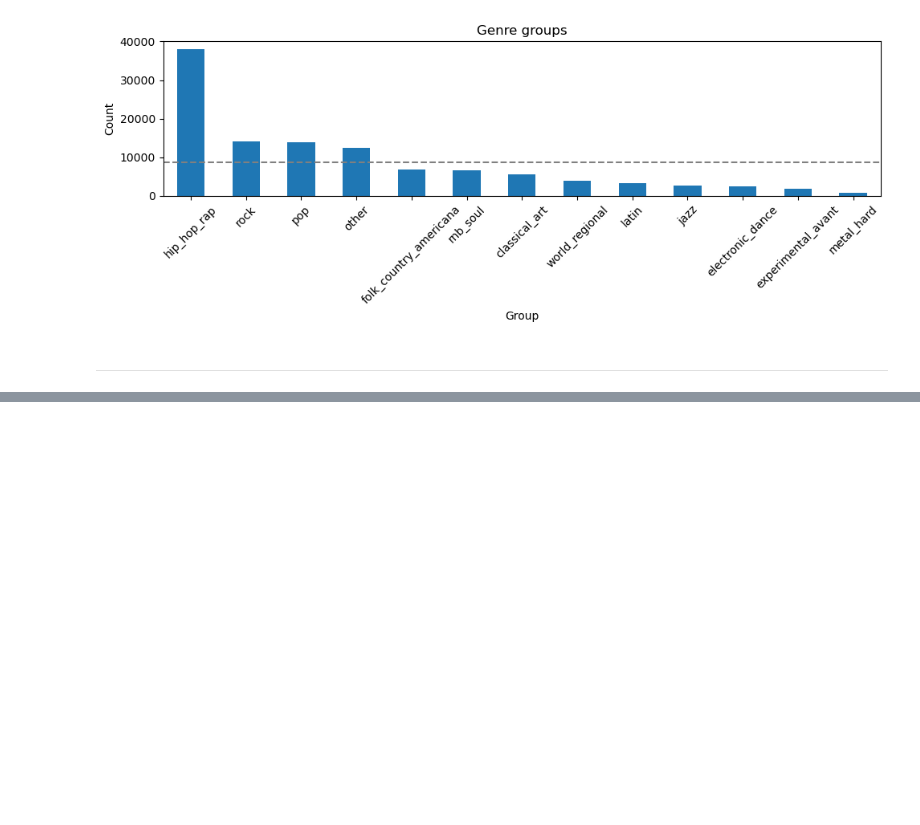
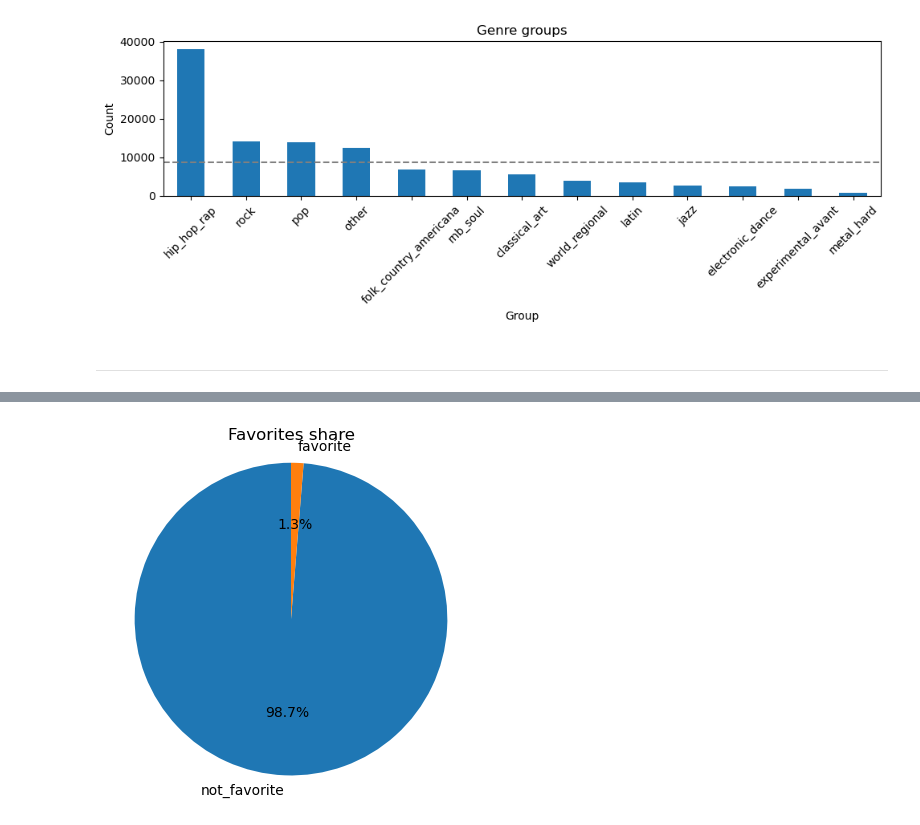
Before and after one commit to Tyainss/song-of-the-week, a Jupyter notebook: notebooks/00_eda.ipynb, the cells around one changed output, grey strips where cells are left out. Cells and saved outputs as stored; diff of their text form; code cells hidden in the pictures; blank space fills up the shorter version.

```diff
--- a/notebooks/00_eda.ipynb
+++ b/notebooks/00_eda.ipynb
@@ -401,0 +445,11 @@ Cleaning will happen outside of this notebook in {CLEAN_DATA_PATH - TO ADD}. We'
+# %%
+fav_counts = df["is_week_favorite"].value_counts().rename({0:"not_favorite", 1:"favorite"})
+
+fig, ax = plt.subplots(figsize=(4,4))
+ax.pie(fav_counts.values, labels=fav_counts.index, autopct="%1.1f%%", startangle=90)
+ax.set_title("Favorites share")
+ax.axis("equal")
+plt.tight_layout()
+plt.show()
+# %% [output]
+[figure, added]
```
Also changed, not shown: parts of 25 cells of this notebook.
